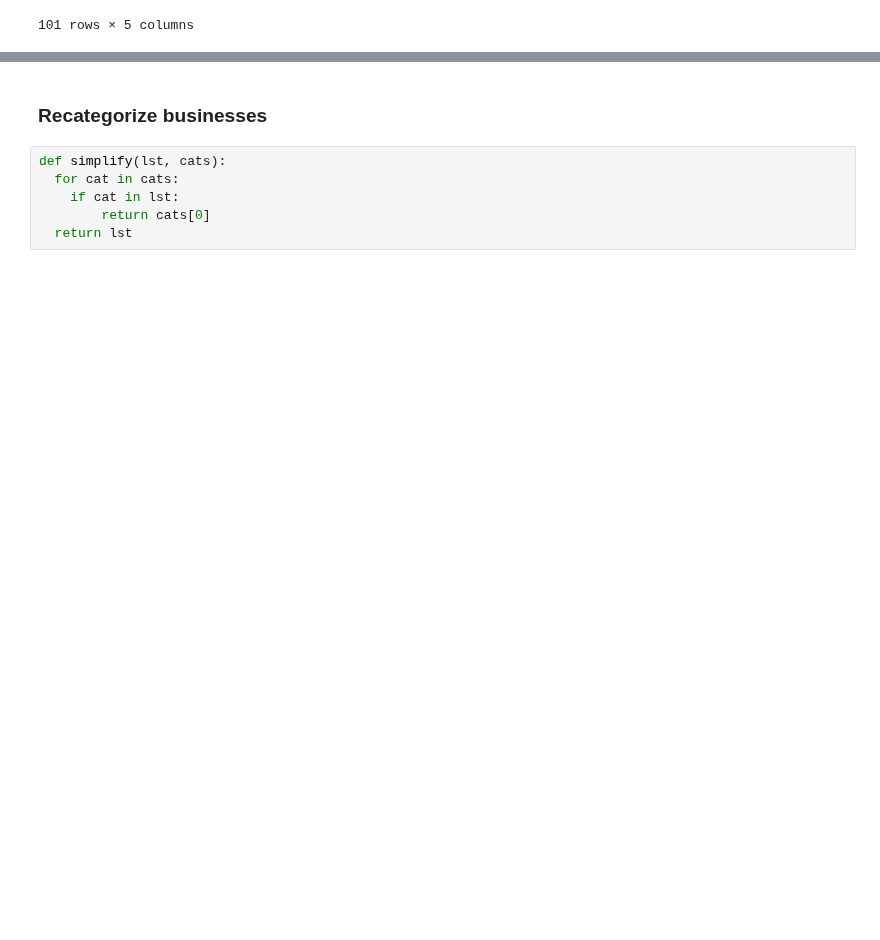
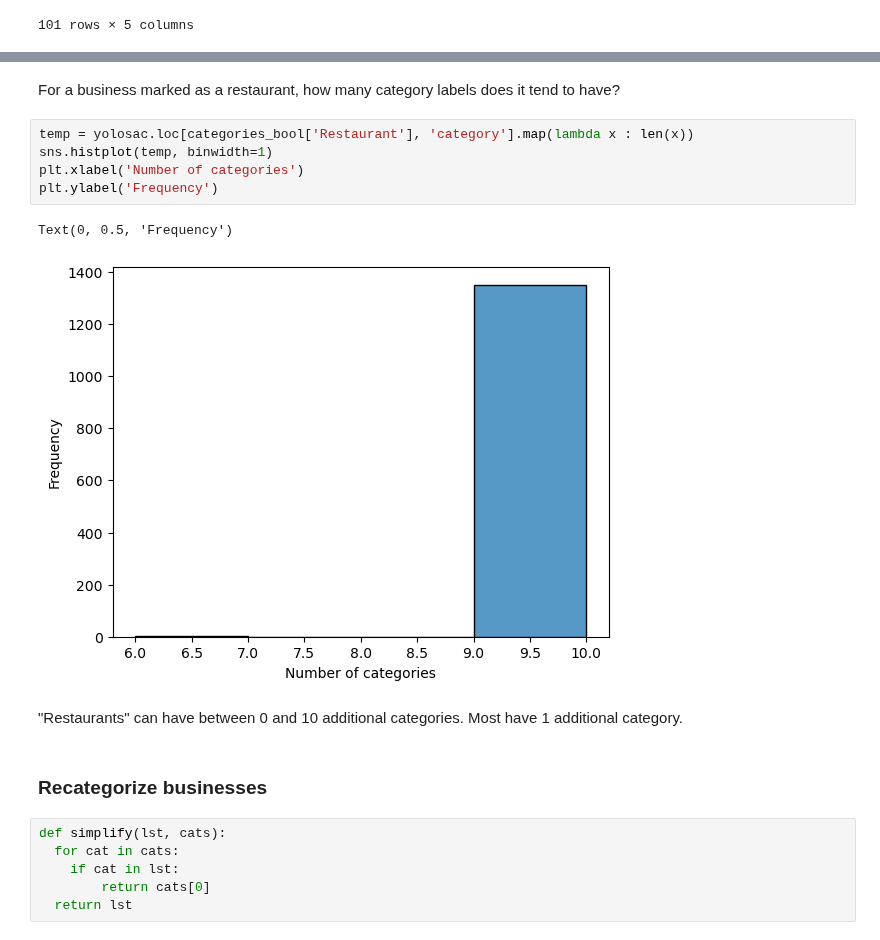
Before and after one commit to jotyot/rate-review, a Jupyter notebook: eda.ipynb, the cells around one changed output, grey strips where cells are left out. Saved outputs shown, nothing was run; the diff lists cells and outputs as text; blank space fills up the shorter version.

Commit message:
Attempting to narrow down categories...

```diff
--- a/eda.ipynb
+++ b/eda.ipynb
@@ -298,3 +341,15 @@ yolosac[categories_bool['ATM'] & ~(categories_bool['Bank'] | categories_bool['Ga
+# %% [markdown]
+For a business marked as a restaurant, how many category labels does it tend to have?
+# %%
+temp = yolosac.loc[categories_bool['Restaurant'], 'category'].map(lambda x : len(x))
+sns.histplot(temp, binwidth=1)
+plt.xlabel('Number of categories')
+plt.ylabel('Frequency')
+# %% [output]
+Text(0, 0.5, 'Frequency')
+[figure, added]
+# %% [markdown]
+"Restaurants" can have between 0 and 10 additional categories. Most have 1 additional category.
 # %% [markdown]
 ### Recategorize businesses
 # %%
```
Also changed, not shown: parts of 12 cells of this notebook.
